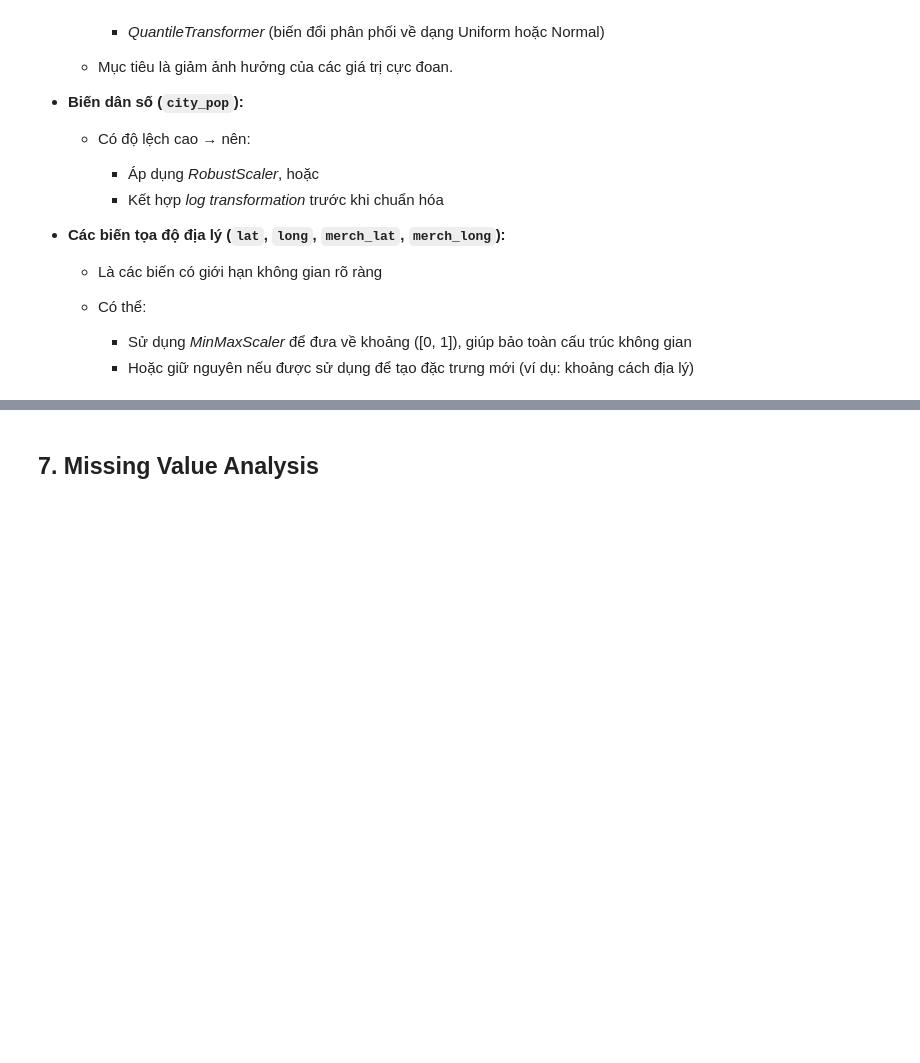
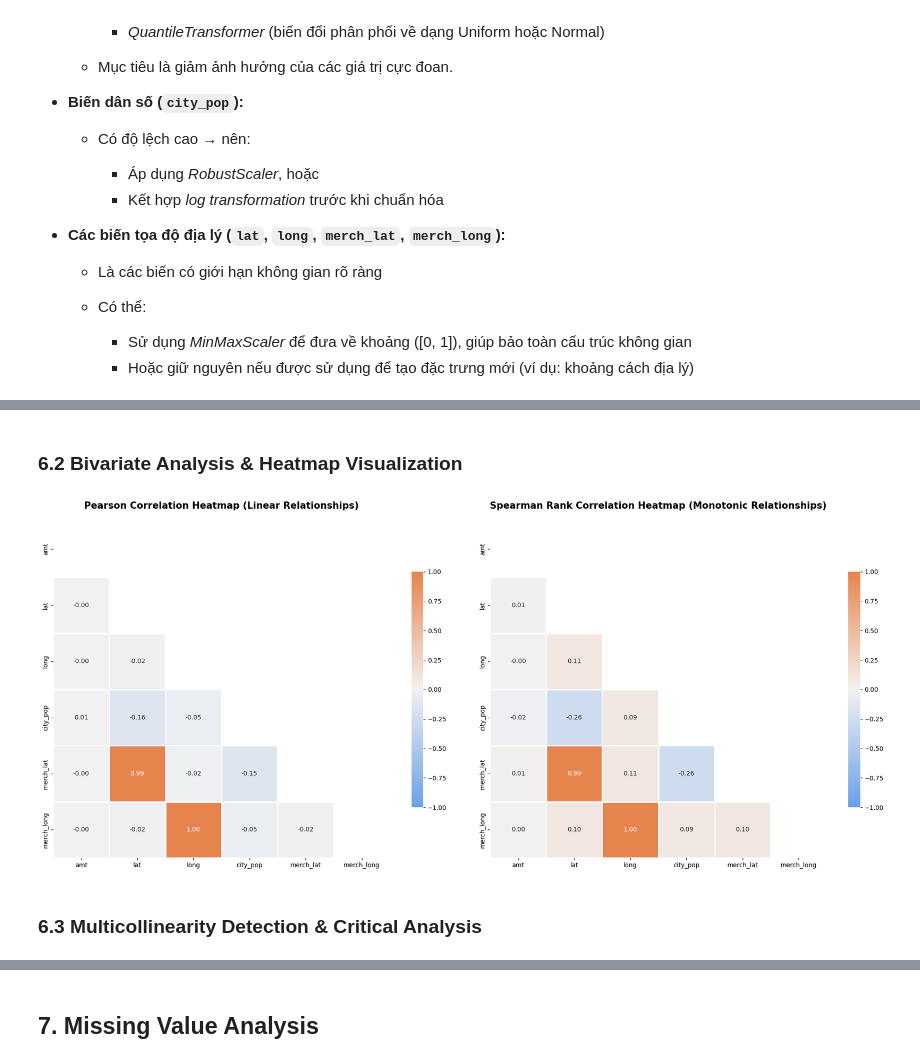
Before and after one commit to quanpro147/HCMUS-DataMining-Prj1, a Jupyter notebook: notebooks/03_EDA_tabular.ipynb, the cells around one changed output, grey strips where cells are left out. Drawn from its saved outputs; the diff is of its cells as text; code cells hidden in the pictures; blank space fills up the shorter version.

Commit message:
add correlation analysis and multicollinearity detection with heatmap visualization

```diff
--- a/notebooks/03_EDA_tabular.ipynb
+++ b/notebooks/03_EDA_tabular.ipynb
@@ -315,0 +331,35 @@ Chiến lược chuẩn hóa được đề xuất theo từng nhóm đặc trư
+# %% [markdown]
+### **6.2 Bivariate Analysis & Heatmap Visualization**
+# %%
+# Select numerical features for correlation analysis
+numerical_features = ['amt', 'lat', 'long', 'city_pop', 'merch_lat', 'merch_long']
+df_corr = df_train[numerical_features]
+
+# Compute correlation matrices
+corr_pearson = df_corr.corr(method='pearson')
+corr_spearman = df_corr.corr(method='spearman')
+
+# Create upper-triangle mask (avoid duplicate information)
+mask = np.triu(np.ones_like(corr_pearson, dtype=bool))
+
+cmap = sns.diverging_palette(250, 30, l=65, center="light", as_cmap=True)
+fig, axes = plt.subplots(1, 2, figsize=(20, 8))
+
+# Heatmap Pearson
+sns.heatmap(corr_pearson, mask=mask, cmap=cmap, vmax=1, vmin=-1, center=0,
+            square=True, linewidths=1, linecolor='white', cbar_kws={"shrink": 0.7},
+            annot=True, fmt=".2f", ax=axes[0])
+axes[0].set_title('Pearson Correlation Heatmap (Linear Relationships)', fontsize=15, fontweight='bold', pad=20)
+
+# Heatmap Spearman
+sns.heatmap(corr_spearman, mask=mask, cmap=cmap, vmax=1, vmin=-1, center=0,
+            square=True, linewidths=1, linecolor='white', cbar_kws={"shrink": 0.7},
+            annot=True, fmt=".2f", ax=axes[1])
+axes[1].set_title('Spearman Rank Correlation Heatmap (Monotonic Relationships)', fontsize=15, fontweight='bold', pad=20)
+
+plt.tight_layout()
+plt.show()
+# %% [output]
+[figure, added]
+# %% [markdown]
+### **6.3 Multicollinearity Detection & Critical Analysis**
```
Also changed, not shown: parts of 9 cells of this notebook.
